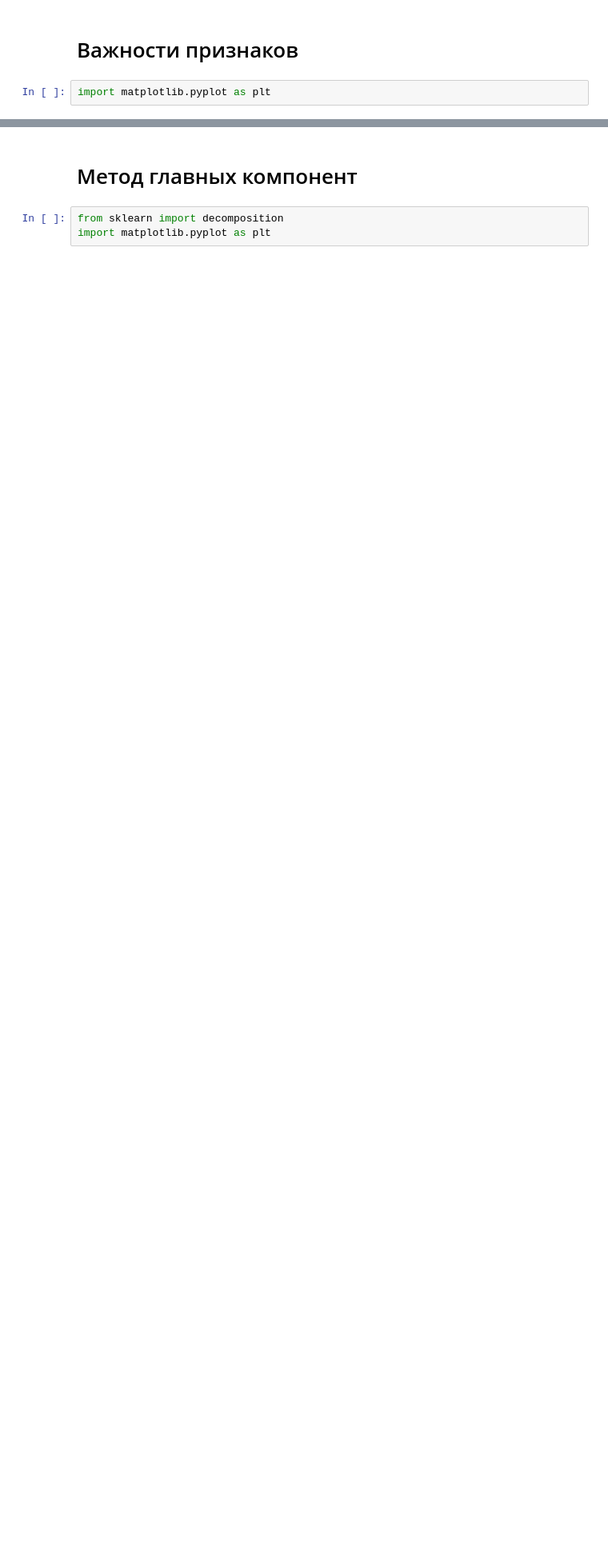
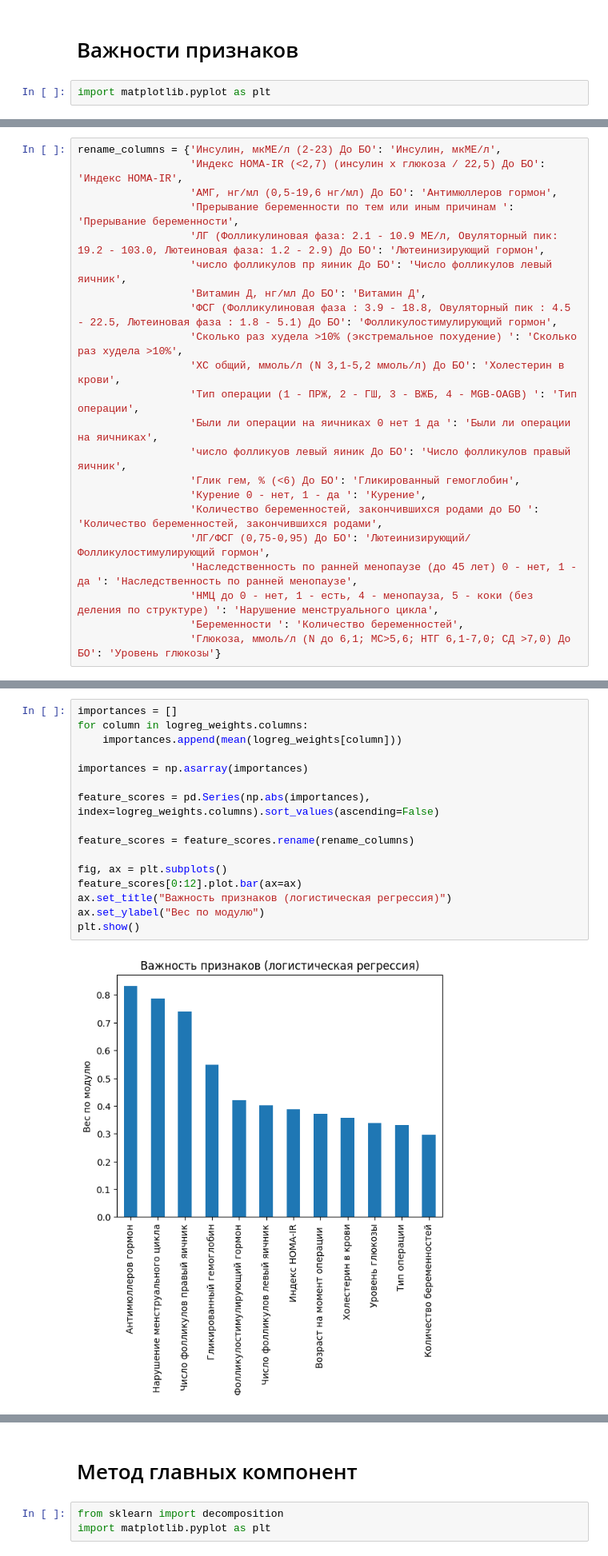
Before and after one commit to abulkairhamitov/bariatricSurgeryML, a Jupyter notebook: amg.ipynb, the cells around one changed output, grey strips where cells are left out. Shown at 80% size. Saved outputs shown, nothing was run; the diff lists cells and outputs as text; blank space fills up the shorter version.

```diff
--- a/amg.ipynb
+++ b/amg.ipynb
@@ -303,0 +334,22 @@ for i, column in enumerate(X.columns):
+# %%
+rename_columns = {'Инсулин, мкМЕ/л (2-23) До БО': 'Инсулин, мкМЕ/л',
+                  'Индекс HOMA-IR (<2,7) (инсулин х глюкоза / 22,5) До БО': 'Индекс HOMA-IR',
+                  'АМГ, нг/мл (0,5-19,6 нг/мл) До БО': 'Антимюллеров гормон',
+                  'Прерывание беременности по тем или иным причинам ': 'Прерывание беременности',
+                  'ЛГ (Фолликулиновая фаза: 2.1 - 10.9 МЕ/л, Овуляторный пик: 19.2 - 103.0, Лютеиновая фаза: 1.2 - 2.9) До БО': 'Лютеинизирующий гормон',
+                  'число фолликулов пр яиник До БО': 'Число фолликулов левый яичник',
+                  'Витамин Д, нг/мл До БО': 'Витамин Д',
+                  'ФСГ (Фолликулиновая фаза : 3.9 - 18.8, Овуляторный пик : 4.5 - 22.5, Лютеиновая фаза : 1.8 - 5.1) До БО': 'Фолликулостимулирующий гормон',
+                  'Сколько раз худела >10% (экстремальное похудение) ': 'Сколько раз худела >10%',
+                  'ХС общий, ммоль/л (N 3,1-5,2 ммоль/л) До БО': 'Холестерин в крови',
+                  'Тип операции (1 - ПРЖ, 2 - ГШ, 3 - ВЖБ, 4 - MGB-OAGB) ': 'Тип операции',
+                  'Были ли операции на яичниках 0 нет 1 да ': 'Были ли операции на яичниках',
+                  'число фолликуов левый яиник До БО': 'Число фолликулов правый яичник',
+                  'Глик гем, % (<6) До БО': 'Гликированный гемоглобин',
+                  'Курение 0 - нет, 1 - да ': 'Курение',
+                  'Количество беременностей, закончившихся родами до БО ': 'Количество беременностей, закончившихся родами',
+                  'ЛГ/ФСГ (0,75-0,95) До БО': 'Лютеинизирующий/Фолликулостимулирующий гормон',
+                  'Наследственность по ранней менопаузе (до 45 лет) 0 - нет, 1 - да ': 'Наследственность по ранней менопаузе',
+                  'НМЦ до 0 - нет, 1 - есть, 4 - менопауза, 5 - коки (без деления по структуре) ': 'Нарушение менструального цикла',
+                  'Беременности ': 'Количество беременностей',
+                  'Глюкоза, ммоль/л (N до 6,1; МС>5,6; НТГ 6,1-7,0; СД >7,0) До БО': 'Уровень глюкозы'}
@@ -303,0 +358,18 @@ for i, column in enumerate(X.columns):
+# %%
+importances = []
+for column in logreg_weights.columns:
+    importances.append(mean(logreg_weights[column]))
+
+importances = np.asarray(importances)
+
+feature_scores = pd.Series(np.abs(importances), index=logreg_weights.columns).sort_values(ascending=False)
+
+feature_scores = feature_scores.rename(rename_columns)
+
+fig, ax = plt.subplots()
+feature_scores[0:12].plot.bar(ax=ax)
+ax.set_title("Важность признаков (логистическая регрессия)")
+ax.set_ylabel("Вес по модулю")
+plt.show()
+# %% [output]
+[figure, added]
```
Also changed, not shown: parts of 29 cells of this notebook, 6 other files.
